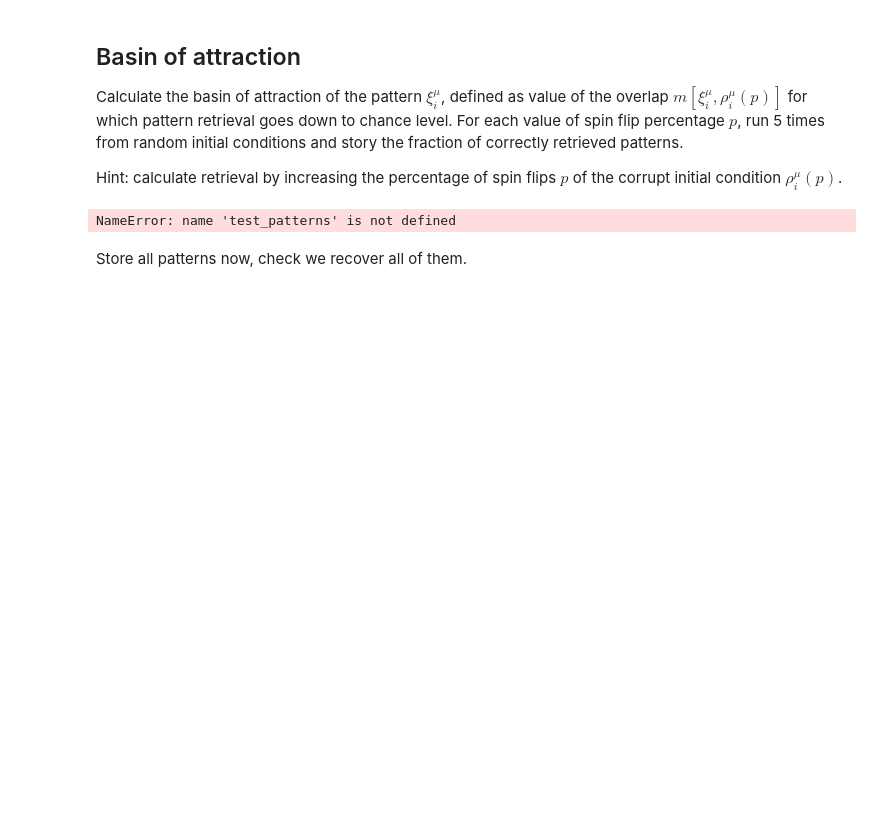
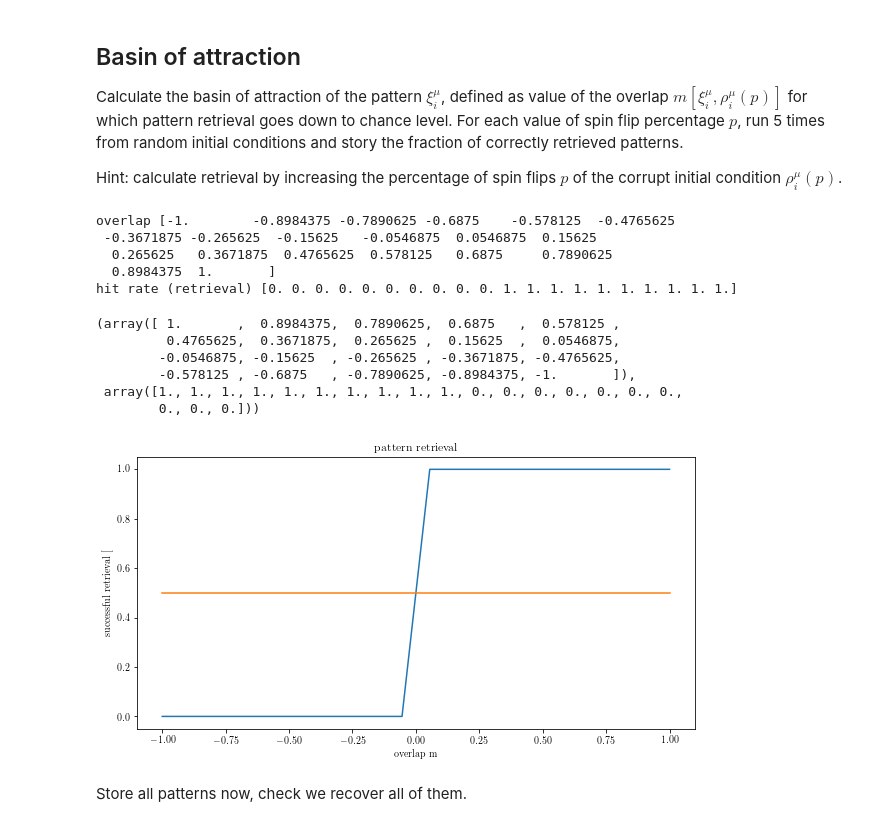
Before and after one commit to mazzulab/AppliedMathNotebooks, a Jupyter notebook: Hopfield0_updated.ipynb, the cells around one changed output. Cells and saved outputs as stored; diff of their text form; code cells hidden in the pictures; blank space fills up the shorter version.

```diff
--- a/Hopfield0_updated.ipynb
+++ b/Hopfield0_updated.ipynb
@@ -267,23 +267,58 @@ Calculate the basin of attraction of the pattern $\xi^\mu_i$, defined as value o
 Hint: calculate retrieval by increasing the percentage of spin flips $p$ of the corrupt initial condition $\rho^{\mu}_i(p)$.
 # %%
 # i_train is the index of the pattern that we choose for noisyfied initial conditions and try to retrieve
-def basin(testpatterns,i_train,weights1,fset,nrepeats,T=0):
+def basin(testpatterns,i_train,weights1,fset,nrepeats,T=0,plotf=True):
+    # testpatterns is a list of network attractors or patterns
+    # i_train=index of the pattern for which we are calculating basin of attraction
+    # fset=array of values of spin flip fractions
+    # nrepeats = number of times we repeat the dynamics for the same value of spin flip fraction
+    nfset=len(fset) # set of spin flip for each initial condition
+    retrieval_f=np.zeros(nfset) # fraction of correct retrievals across repeats
+    overlap_f=np.zeros(nfset) # overlaps of the initial condition with the store pattern
+    trainpattern=testpatterns[i_train]
+    for i_fset in range(nfset):
+        overlap_ic=[]
+        count=0 # hit count
+        for icnt in range(nrepeats):
+            noisy_pattern=noisify(trainpattern,fset[i_fset])
+            overlap_ic.append(compute_overlap(noisy_pattern,trainpattern))
+            recovered_pattern=flow(noisy_pattern,weights1,theta=0,steps=10000,display=False,EarlyStop=True,T=T)
+            # estimate overlap of recovered_pattern with all other patterns testpatterns
+            overlap=compute_overlap_list(recovered_pattern,testpatterns)
+            # count a hit if the recovered_pattern is the same as the trainpattern
+            count+=(overlap.argmax()==i_train)
+        overlap_f[i_fset]=np.array(overlap_ic).mean()
+        retrieval_f[i_fset]=count/nrepeats
 
+    print('overlap',overlap_f[::-1])
+    print('hit rate (retrieval)',retrieval_f[::-1])
 
-    print(overlap_f)
-    print(retrieval_f)
-
-
-    fig,ax=plt.subplots(1,1,figsize=(10,5))
-    ax.plot(overlap_f, retrieval_f, linestyle='solid')
-    ax.set_title("pattern retrieval")
-    ax.set_xlabel("overlap m"); ax.set_ylabel("successful retrieval [%]")
-    ax.plot([overlap_f.min(),overlap_f.max()],0.5*np.ones(2))
+    if plotf:
+        fig,ax=plt.subplots(1,1,figsize=(10,5))
+        ax.plot(overlap_f, retrieval_f, linestyle='solid')
+        ax.set_title("pattern retrieval")
+        ax.set_xlabel("overlap m"); ax.set_ylabel("successful retrieval [%]")
+        ax.plot([overlap_f.min(),overlap_f.max()],0.5*np.ones(2))
 
     return overlap_f,retrieval_f
-
-basin(test_patterns,0,weights0,fset,nrepeats)
-# %% [output]
-NameError: name 'test_patterns' is not defined
+# %%
+nrepeats=10
+fset=np.linspace(0,1,20)
+test_patterns=np.concatenate((train_data,-train_data),axis=0)
+i_train=4
+basin(test_patterns,i_train,weights0,fset,nrepeats)
+# %% [output]
+overlap [-1.        -0.8984375 -0.7890625 -0.6875    -0.578125  -0.4765625
+ -0.3671875 -0.265625  -0.15625   -0.0546875  0.0546875  0.15625
+  0.265625   0.3671875  0.4765625  0.578125   0.6875     0.7890625
+  0.8984375  1.       ]
+hit rate (retrieval) [0. 0. 0. 0. 0. 0. 0. 0. 0. 0. 1. 1. 1. 1. 1. 1. 1. 1. 1. 1.]
+(array([ 1.       ,  0.8984375,  0.7890625,  0.6875   ,  0.578125 ,
+         0.4765625,  0.3671875,  0.265625 ,  0.15625  ,  0.0546875,
+        -0.0546875, -0.15625  , -0.265625 , -0.3671875, -0.4765625,
+        -0.578125 , -0.6875   , -0.7890625, -0.8984375, -1.       ]),
+ array([1., 1., 1., 1., 1., 1., 1., 1., 1., 1., 0., 0., 0., 0., 0., 0., 0.,
+        0., 0., 0.]))
+[figure, added]
 # %% [markdown]
 Store all patterns now, check we recover all of them.
```
Also changed, not shown: parts of 17 cells of this notebook, 5 other files.
